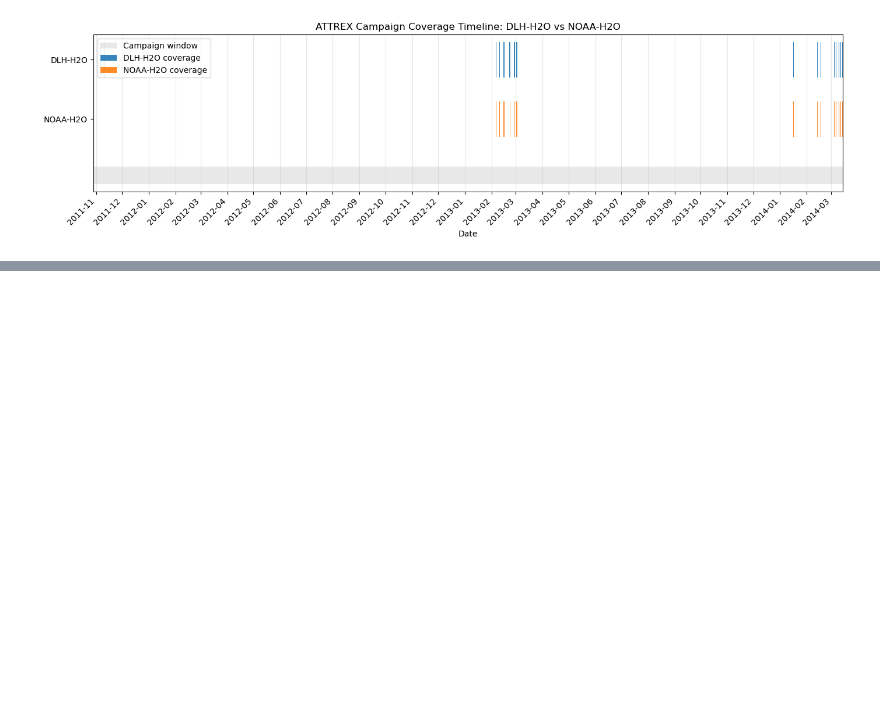
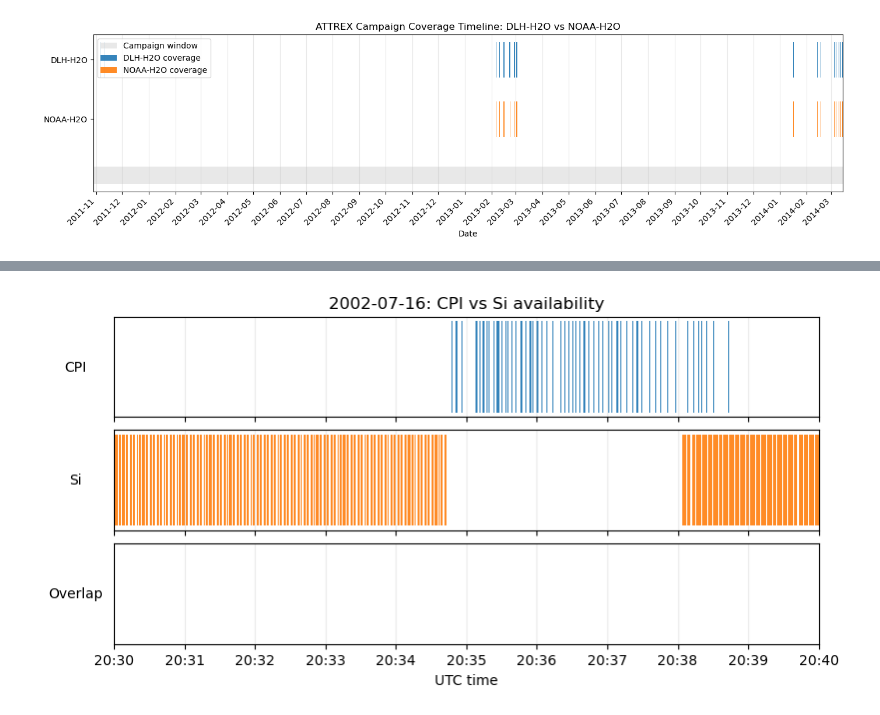
Before and after one commit to josephko91/cpi-thermo, a Jupyter notebook: notebooks/02-missing-data.ipynb, the cells around one changed output, grey strips where cells are left out. Drawn from its saved outputs; the diff is of its cells as text; code cells hidden in the pictures; blank space fills up the shorter version.

```diff
--- a/notebooks/02-missing-data.ipynb
+++ b/notebooks/02-missing-data.ipynb
@@ -442,0 +449,6 @@ Campaign window: 2011-10-28 17:36:30 to 2014-03-14 14:37:08
+# %%
+# read campaign parquet
+campaign_parquet_path = Path("/Users/josephko/research/cpi-thermo/data/out/crystal-face-nasa.parquet")
+df_env = pd.read_parquet(campaign_parquet_path)
+print(df_env.columns)
+print(df_env)
@@ -442,0 +594,10 @@ Campaign window: 2011-10-28 17:36:30 to 2014-03-14 14:37:08
+# %%
+# seconds where Si exists in the ENV data
+si_seconds = env_by_sec.index[env_by_sec["has_Si"] == 1]
+
+# CPI rows whose rounded timestamp has no matching Si second
+cpi_without_si = cpi_campaign[~cpi_campaign["dt_s"].isin(si_seconds)].copy()
+
+print(f"CPI rows without matching Si seconds: {len(cpi_without_si)}")
+if not cpi_without_si.empty:
+    print(cpi_without_si[["datetime", "dt_s", "campaign"]].head(20).to_string(index=False))
@@ -442,0 +640,78 @@ Campaign window: 2011-10-28 17:36:30 to 2014-03-14 14:37:08
+# %%
+import matplotlib.dates as mdates
+
+target_day = pd.Timestamp("2002-07-16").date()
+
+# CPI rows on the target day
+cpi_day = cpi_campaign[cpi_campaign["dt_s"].dt.date == target_day].copy()
+cpi_day_missing_si = cpi_day[~cpi_day["dt_s"].isin(si_seconds)].copy()
+
+# Si seconds on the target day
+si_day_seconds = pd.DatetimeIndex(
+    pd.to_datetime([ts for ts in si_seconds if ts.date() == target_day])
+)
+
+# Overlap seconds
+cpi_day_seconds = pd.DatetimeIndex(cpi_day["dt_s"].dropna().unique())
+overlap_seconds = cpi_day_seconds.intersection(si_day_seconds)
+
+print(f"Target day: {target_day}")
+print(f"CPI rows on target day: {len(cpi_day)}")
+print(f"CPI rows without matching Si on target day: {len(cpi_day_missing_si)}")
+print(f"Unique overlapping seconds: {len(overlap_seconds)}")
+
+if not cpi_day_missing_si.empty:
+    print("\nFirst 20 CPI rows without matching Si:")
+    print(cpi_day_missing_si[["datetime", "dt_s", "campaign"]].head(20).to_string(index=False))
+
+
+def seconds_to_intervals(times):
+    times = pd.DatetimeIndex(sorted(pd.to_datetime(times)))
+    if len(times) == 0:
+        return []
+    intervals = []
+    start = times[0]
+    prev = times[0]
+    for ts in times[1:]:
+        if ts - prev > pd.Timedelta(seconds=1):
+            intervals.append((start, prev + pd.Timedelta(seconds=1)))
+            start = ts
+        prev = ts
+    intervals.append((start, prev + pd.Timedelta(seconds=1)))
+    return intervals
+
+
+cpi_intervals = seconds_to_intervals(cpi_day_seconds)
+si_intervals = seconds_to_intervals(si_day_seconds)
+overlap_intervals = seconds_to_intervals(overlap_seconds)
+
+fig, axes = plt.subplots(3, 1, figsize=(8, 4), sharex=True, constrained_layout=True)
+
+panels = [
+    (axes[0], cpi_intervals, "tab:blue", "CPI"),
+    (axes[1], si_intervals, "tab:orange", "Si"),
+    (axes[2], overlap_intervals, "tab:green", "Overlap"),
+]
+
+for ax, intervals, color, label in panels:
+    bars = [
+        (mdates.date2num(start), mdates.date2num(end) - mdates.date2num(start))
+        for start, end in intervals
+    ]
+    if bars:
+        ax.broken_barh(bars, (0.2, 0.6), facecolors=color, alpha=0.9)
+    ax.set_yticks([])
+    ax.set_ylabel(label, rotation=0, labelpad=28, va="center")
+    ax.grid(axis="x", alpha=0.25)
+
+axes[-1].xaxis.set_major_locator(mdates.MinuteLocator(interval=1))
+axes[-1].xaxis.set_major_formatter(mdates.DateFormatter("%H:%M"))
+axes[-1].set_xlim(
+    pd.Timestamp(f"{target_day} 20:30:00", tz="UTC"),
+    pd.Timestamp(f"{target_day} 20:40:00", tz="UTC"),
+)
+axes[0].set_title("2002-07-16: CPI vs Si availability")
+axes[-1].set_xlabel("UTC time")
+
+plt.show()
+# %% [output]
@@ -442,0 +735 @@ Campaign window: 2011-10-28 17:36:30 to 2014-03-14 14:37:08
+[figure, added]
```
Also changed, not shown: parts of 13 cells of this notebook, 8 other files.
